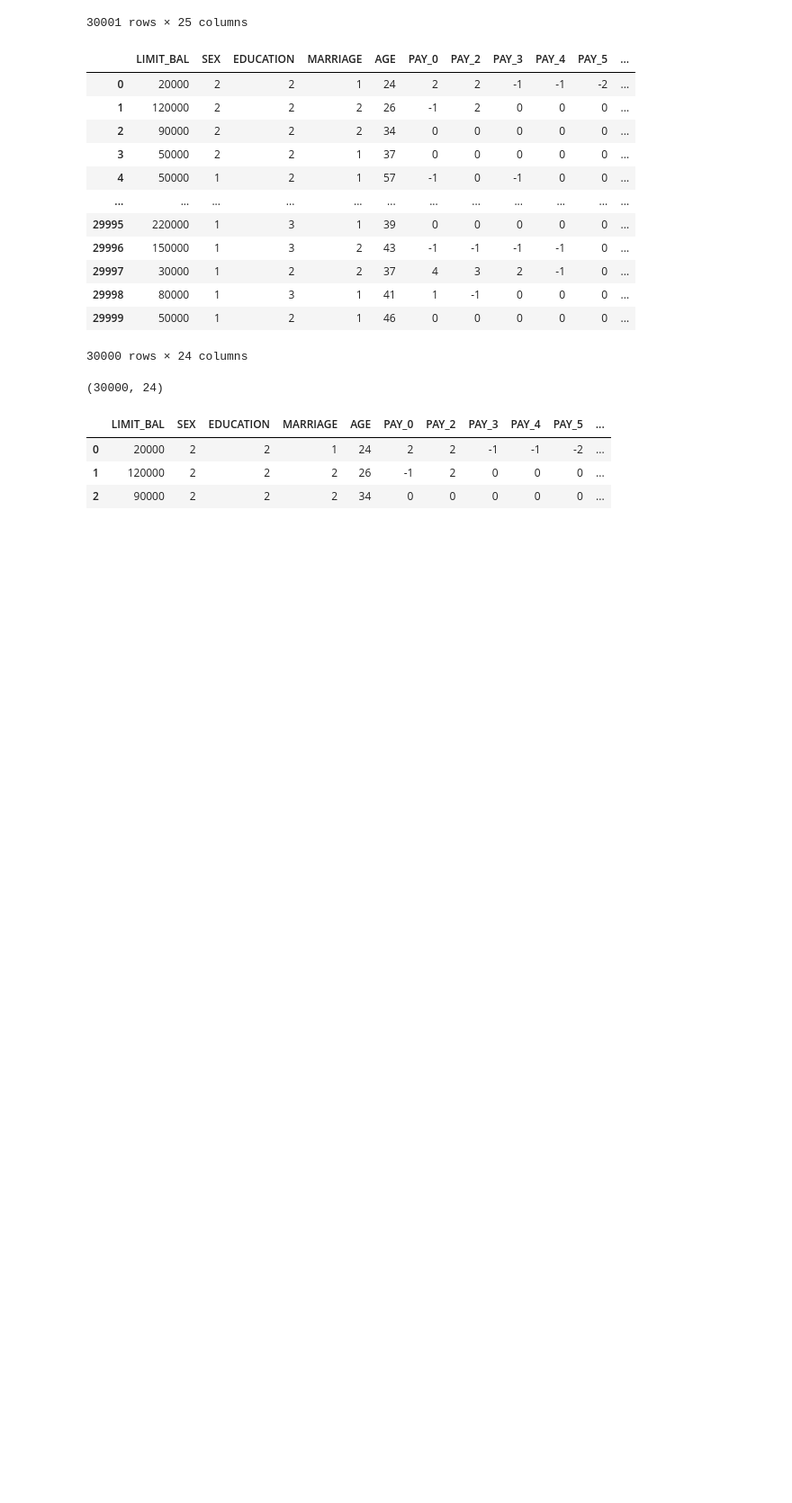
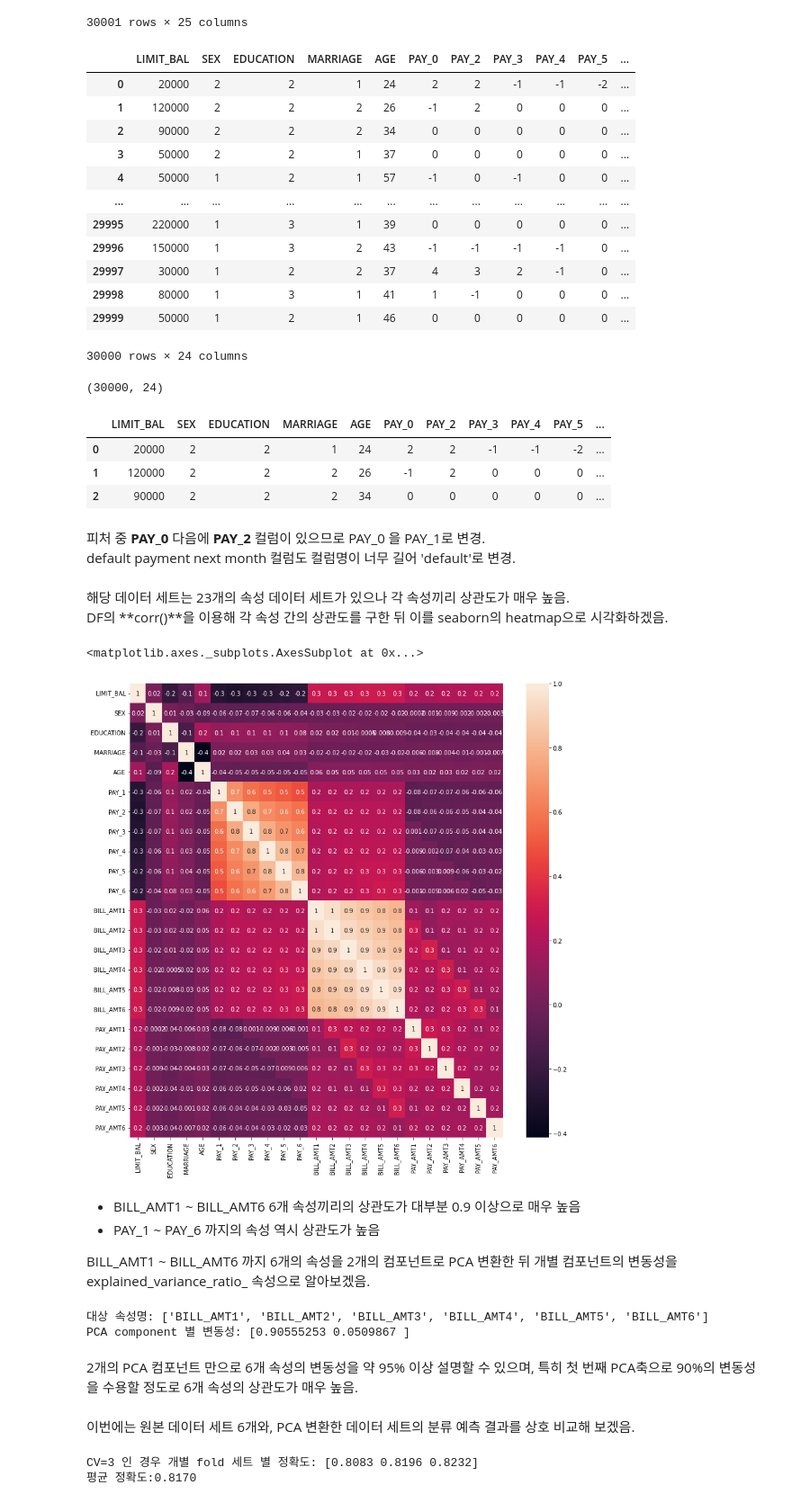
Before and after one commit to johyunkang/python-ml-guide, a Jupyter notebook: python_ml_perfect_guide_06_dimension_reduction.ipynb, the cells around one changed output. Shown at 90% size. Cells and saved outputs as stored; diff of their text form; code cells hidden in the pictures; blank space fills up the shorter version.

```diff
--- a/python_ml_perfect_guide_06_dimension_reduction.ipynb
+++ b/python_ml_perfect_guide_06_dimension_reduction.ipynb
@@ -198,3 +202,63 @@ df.head(3)
 | 2 | 90000 | 2 | 2 | 2 | 34 | 0 | 0 | 0 | 0 | 0 | ... |
 # %%
 #p.389, 101
+# %% [markdown]
+피처 중 **PAY_0** 다음에 **PAY_2** 컬럼이 있으므로 PAY_0 을 PAY_1로 변경.
+default payment next month 컬럼도 컬럼명이 너무 길어 'default'로 변경.
+# %%
+df.rename(columns={'PAY_0':'PAY_1', 'default payment next month':'default'}, inplace=True)
+y_target = df['default']
+x_features = df.drop('default', axis=1)
+# %% [markdown]
+해당 데이터 세트는 23개의 속성 데이터 세트가 있으나 각 속성끼리 상관도가 매우 높음.
+DF의 **corr()**을 이용해 각 속성 간의 상관도를 구한 뒤 이를 seaborn의 heatmap으로 시각화하겠음.
+# %%
+import seaborn as sns
+import matplotlib.pyplot as plt
+%matplotlib inline
+
+corr = x_features.corr()
+plt.figure(figsize=(14,14))
+sns.heatmap(corr, annot=True, fmt='.1g')
+# %% [output]
+<matplotlib.axes._subplots.AxesSubplot at 0x...>
+[figure, added]
+# %% [markdown]
+- BILL_AMT1 ~ BILL_AMT6 6개 속성끼리의 상관도가 대부분 0.9 이상으로 매우 높음
+- PAY_1 ~ PAY_6 까지의 속성 역시 상관도가 높음
+
+BILL_AMT1 ~ BILL_AMT6 까지 6개의 속성을 2개의 컴포넌트로 PCA 변환한 뒤 개별 컴포넌트의 변동성을 explained_variance_ratio_ 속성으로 알아보겠음.
+# %%
+from sklearn.decomposition import PCA
+from sklearn.preprocessing import StandardScaler
+
+# BILL_AMT1 ~ BILL_AMT6 까지 6개의 속성명 생성
+cols_bill = ['BILL_AMT' + str(i) for i in range(1, 7)]
+print('대상 속성명:', cols_bill)
+
+# 2개의 PCA 속성을 가진 PCA 객체 생성하고, explained_variance_ratio_ 계산을 위해 fit() 호출
+scaler = StandardScaler()
+df_cols_scaled = scaler.fit_transform(x_features[cols_bill])
+pca = PCA(n_components=2)
+pca.fit(df_cols_scaled)
+print('PCA component 별 변동성:', pca.explained_variance_ratio_)
+# %% [output]
+대상 속성명: ['BILL_AMT1', 'BILL_AMT2', 'BILL_AMT3', 'BILL_AMT4', 'BILL_AMT5', 'BILL_AMT6']
+PCA component 별 변동성: [0.90555253 0.0509867 ]
+# %% [markdown]
+2개의 PCA 컴포넌트 만으로 6개 속성의 변동성을 약 95% 이상 설명할 수 있으며, 특히 첫 번째 PCA축으로 90%의 변동성을 수용할 정도로 6개 속성의 상관도가 매우 높음.
+&nbsp;
+이번에는 원본 데이터 세트 6개와, PCA 변환한 데이터 세트의 분류 예측 결과를 상호 비교해 보겠음.
+# %%
+import numpy as np
+from sklearn.ensemble import RandomForestClassifier
+from sklearn.model_selection import cross_val_score
+
+rf = RandomForestClassifier(n_estimators=300, random_state=156)
+scores = cross_val_score(rf, x_features, y_target, scoring='accuracy', cv=3)
+
+print('CV=3 인 경우 개별 fold 세트 별 정확도:', scores)
+print('평균 정확도:{:.4f}'.format(np.mean(scores)))
+# %% [output]
+CV=3 인 경우 개별 fold 세트 별 정확도: [0.8083 0.8196 0.8232]
+평균 정확도:0.8170
```
Also changed, not shown: parts of 10 cells of this notebook.
